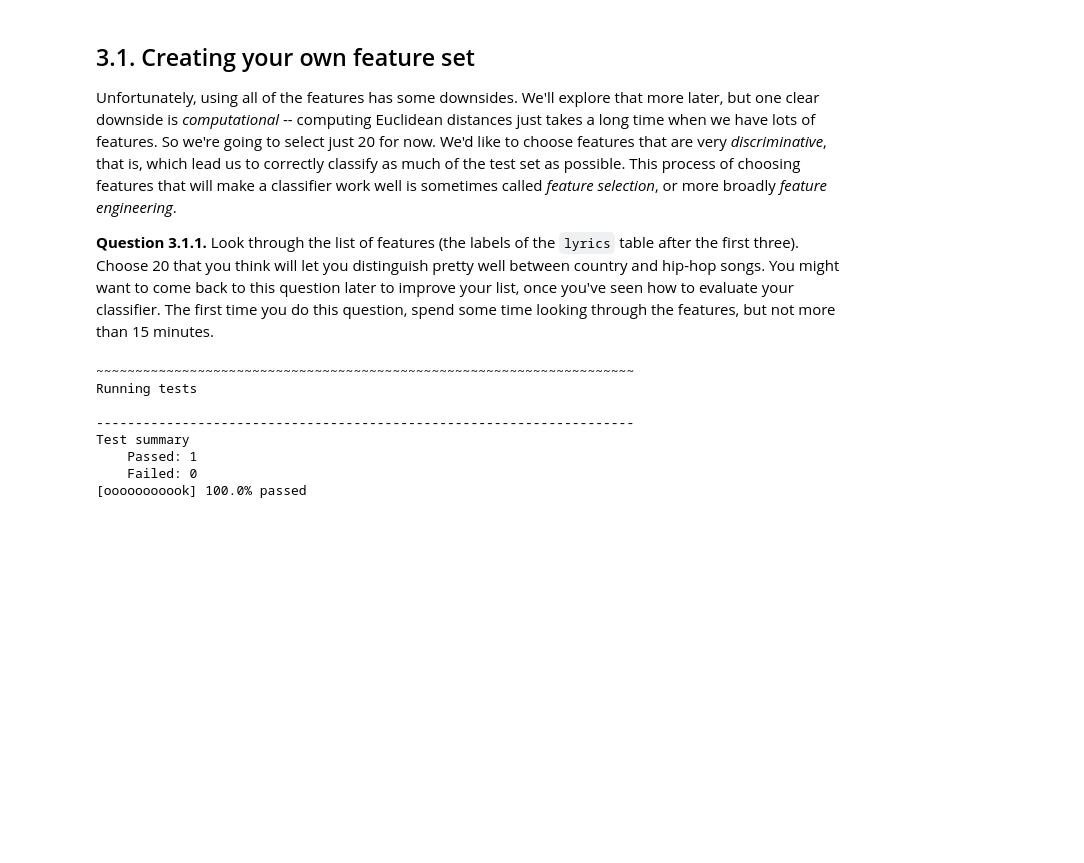
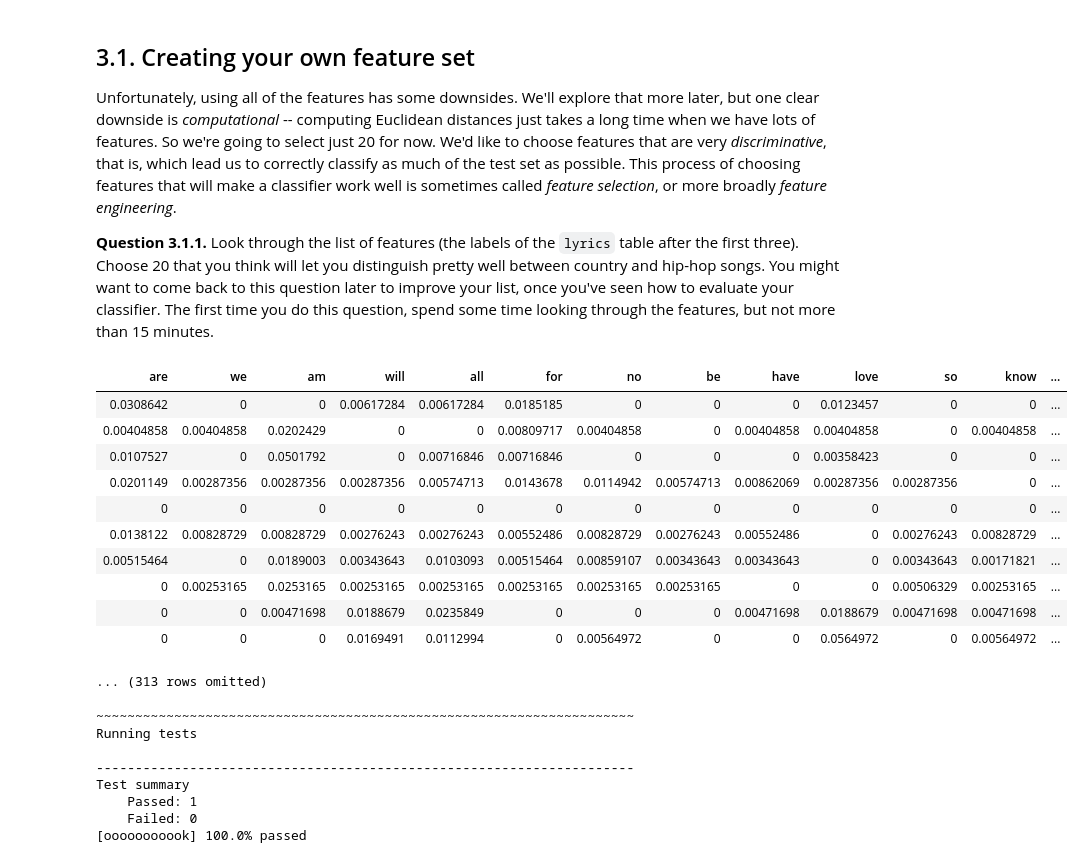
Before and after one commit to data-8/data8assets, a Jupyter notebook: labs/project2/project2.ipynb, the cells around one changed output. Cells and saved outputs as stored; diff of their text form; code cells hidden in the pictures; blank space fills up the shorter version.

```diff
--- a/labs/project2/project2.ipynb
+++ b/labs/project2/project2.ipynb
@@ -466,9 +466,23 @@ Unfortunately, using all of the features has some downsides.  We'll explore that
 # %%
 # Set my_20_features to a list of 20 features (strings that are column labels)
 my_20_features = lyrics.select(np.arange(20,40))
 
 train_20 = train_lyrics.select(my_20_features)
 test_20 = test_lyrics.select(my_20_features)
+test_20
+# %% [output]
+| are | we | am | will | all | for | no | be | have | love | so | know | ... |
+| 0.0308642 | 0 | 0 | 0.00617284 | 0.00617284 | 0.0185185 | 0 | 0 | 0 | 0.0123457 | 0 | 0 | ... |
+| 0.00404858 | 0.00404858 | 0.0202429 | 0 | 0 | 0.00809717 | 0.00404858 | 0 | 0.00404858 | 0.00404858 | 0 | 0.00404858 | ... |
+| 0.0107527 | 0 | 0.0501792 | 0 | 0.00716846 | 0.00716846 | 0 | 0 | 0 | 0.00358423 | 0 | 0 | ... |
+| 0.0201149 | 0.00287356 | 0.00287356 | 0.00287356 | 0.00574713 | 0.0143678 | 0.0114942 | 0.00574713 | 0.00862069 | 0.00287356 | 0.00287356 | 0 | ... |
+| 0 | 0 | 0 | 0 | 0 | 0 | 0 | 0 | 0 | 0 | 0 | 0 | ... |
+| 0.0138122 | 0.00828729 | 0.00828729 | 0.00276243 | 0.00276243 | 0.00552486 | 0.00828729 | 0.00276243 | 0.00552486 | 0 | 0.00276243 | 0.00828729 | ... |
+| 0.00515464 | 0 | 0.0189003 | 0.00343643 | 0.0103093 | 0.00515464 | 0.00859107 | 0.00343643 | 0.00343643 | 0 | 0.00343643 | 0.00171821 | ... |
+| 0 | 0.00253165 | 0.0253165 | 0.00253165 | 0.00253165 | 0.00253165 | 0.00253165 | 0.00253165 | 0 | 0 | 0.00506329 | 0.00253165 | ... |
+| 0 | 0 | 0.00471698 | 0.0188679 | 0.0235849 | 0 | 0 | 0 | 0.00471698 | 0.0188679 | 0.00471698 | 0.00471698 | ... |
+| 0 | 0 | 0 | 0.0169491 | 0.0112994 | 0 | 0.00564972 | 0 | 0 | 0.0564972 | 0 | 0.00564972 | ... |
+... (313 rows omitted)
 # %%
 _ = project2.grade("q311")
 # %% [output]
```
Also changed, not shown: parts of 13 cells of this notebook.
